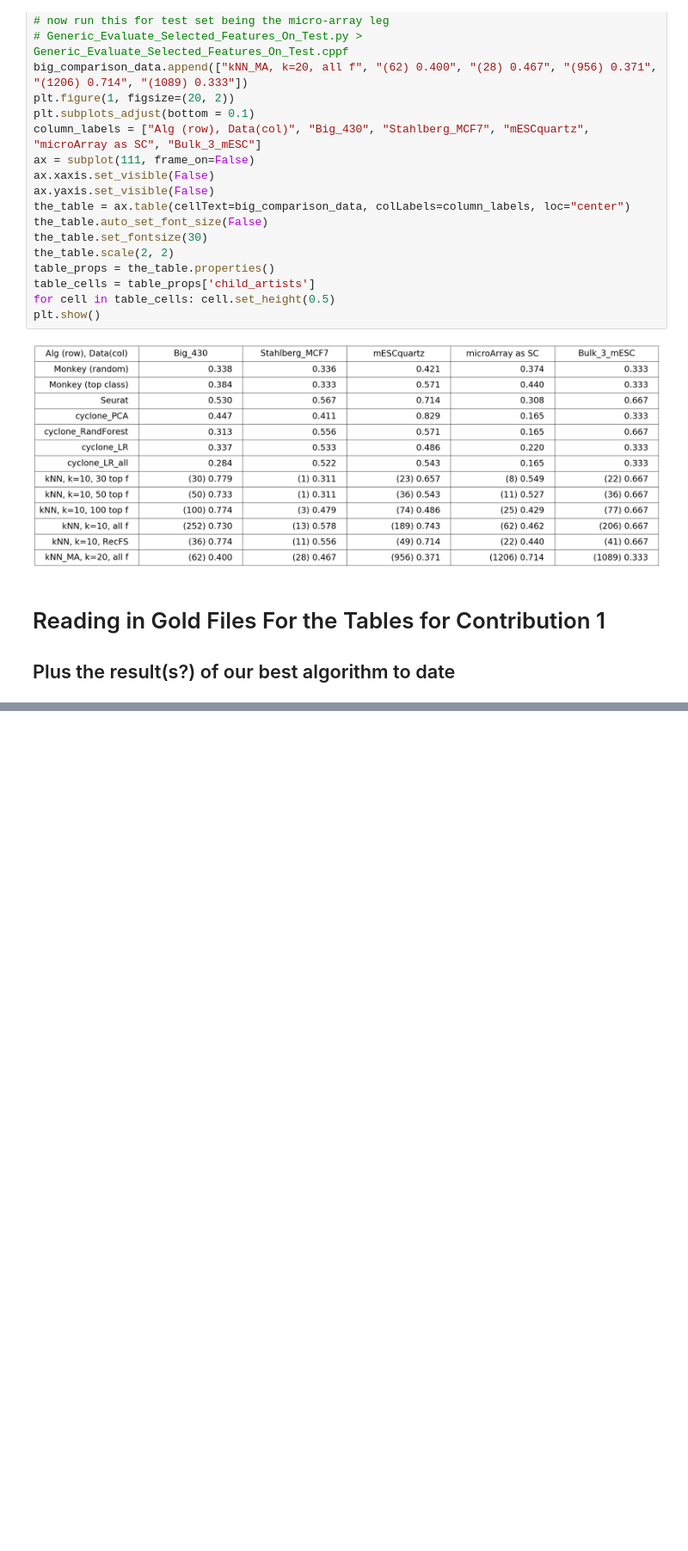
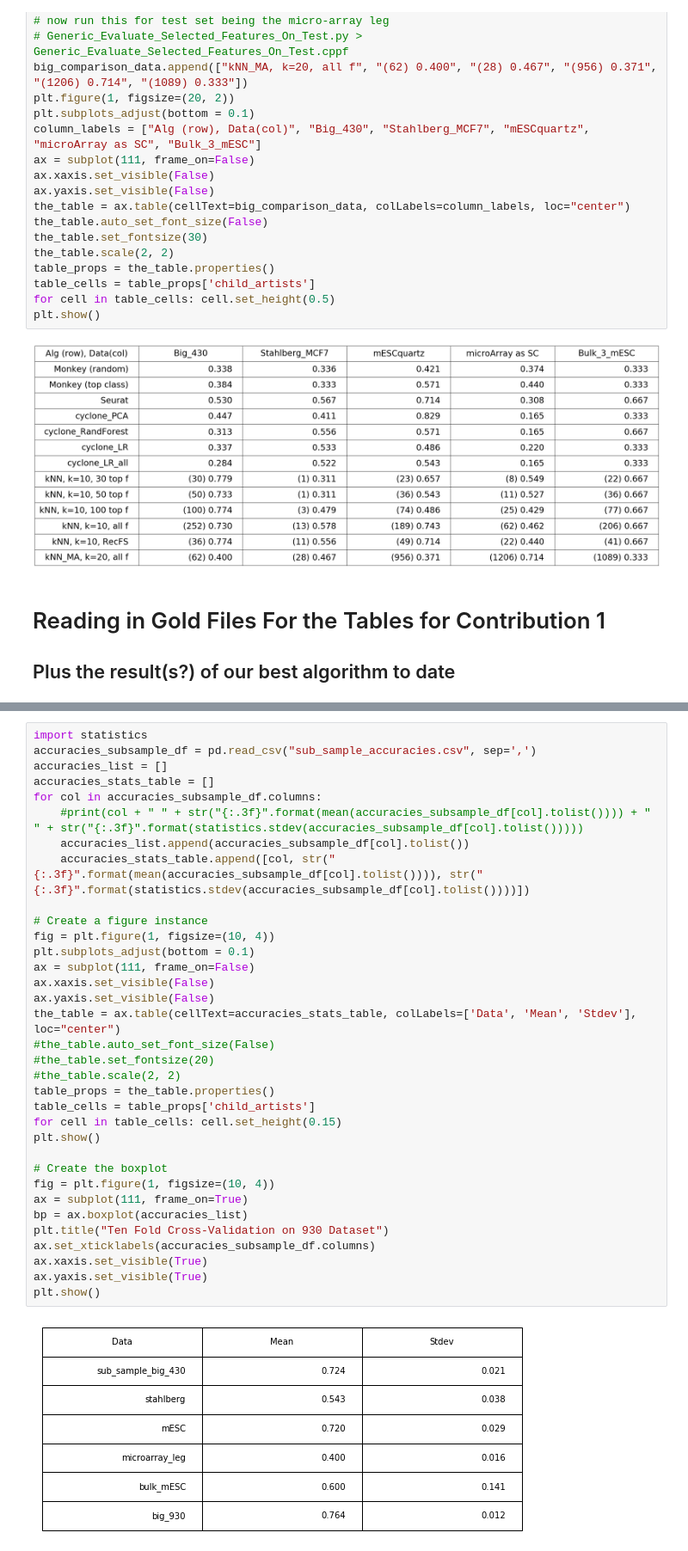
Before and after one commit to ayurovsky/cell_cycle, a Jupyter notebook: MasterNotebook-CurrentResults-OtherAlgorithmEvaluations.ipynb, the cells around one changed output, grey strips where cells are left out. Shown at 86% size. Drawn from its saved outputs; the diff is of its cells as text; blank space fills up the shorter version.

```diff
--- a/MasterNotebook-CurrentResults-OtherAlgorithmEvaluations.ipynb
+++ b/MasterNotebook-CurrentResults-OtherAlgorithmEvaluations.ipynb
@@ -1173,0 +1037,36 @@ F1_Scores
+# %%
+import statistics
+accuracies_subsample_df = pd.read_csv("sub_sample_accuracies.csv", sep=',')
+accuracies_list = []
+accuracies_stats_table = []
+for col in accuracies_subsample_df.columns:
+    #print(col + " " + str("{:.3f}".format(mean(accuracies_subsample_df[col].tolist()))) + " " + str("{:.3f}".format(statistics.stdev(accuracies_subsample_df[col].tolist()))))
+    accuracies_list.append(accuracies_subsample_df[col].tolist())
+    accuracies_stats_table.append([col, str("{:.3f}".format(mean(accuracies_subsample_df[col].tolist()))), str("{:.3f}".format(statistics.stdev(accuracies_subsample_df[col].tolist())))])
+
+# Create a figure instance
+fig = plt.figure(1, figsize=(10, 4))
+plt.subplots_adjust(bottom = 0.1)
+ax = subplot(111, frame_on=False)
+ax.xaxis.set_visible(False)
+ax.yaxis.set_visible(False)
+the_table = ax.table(cellText=accuracies_stats_table, colLabels=['Data', 'Mean', 'Stdev'], loc="center")
+#the_table.auto_set_font_size(False)
+#the_table.set_fontsize(20)
+#the_table.scale(2, 2)
+table_props = the_table.properties()
+table_cells = table_props['child_artists']
+for cell in table_cells: cell.set_height(0.15)
+plt.show()
+
+# Create the boxplot
+fig = plt.figure(1, figsize=(10, 4))
+ax = subplot(111, frame_on=True)
+bp = ax.boxplot(accuracies_list)
+plt.title("Ten Fold Cross-Validation on 930 Dataset")
+ax.set_xticklabels(accuracies_subsample_df.columns)
+ax.xaxis.set_visible(True)
+ax.yaxis.set_visible(True)
+plt.show()
+# %% [output]
+[figure, added]
```
Also changed, not shown: parts of 4 cells of this notebook, 4 other files.
